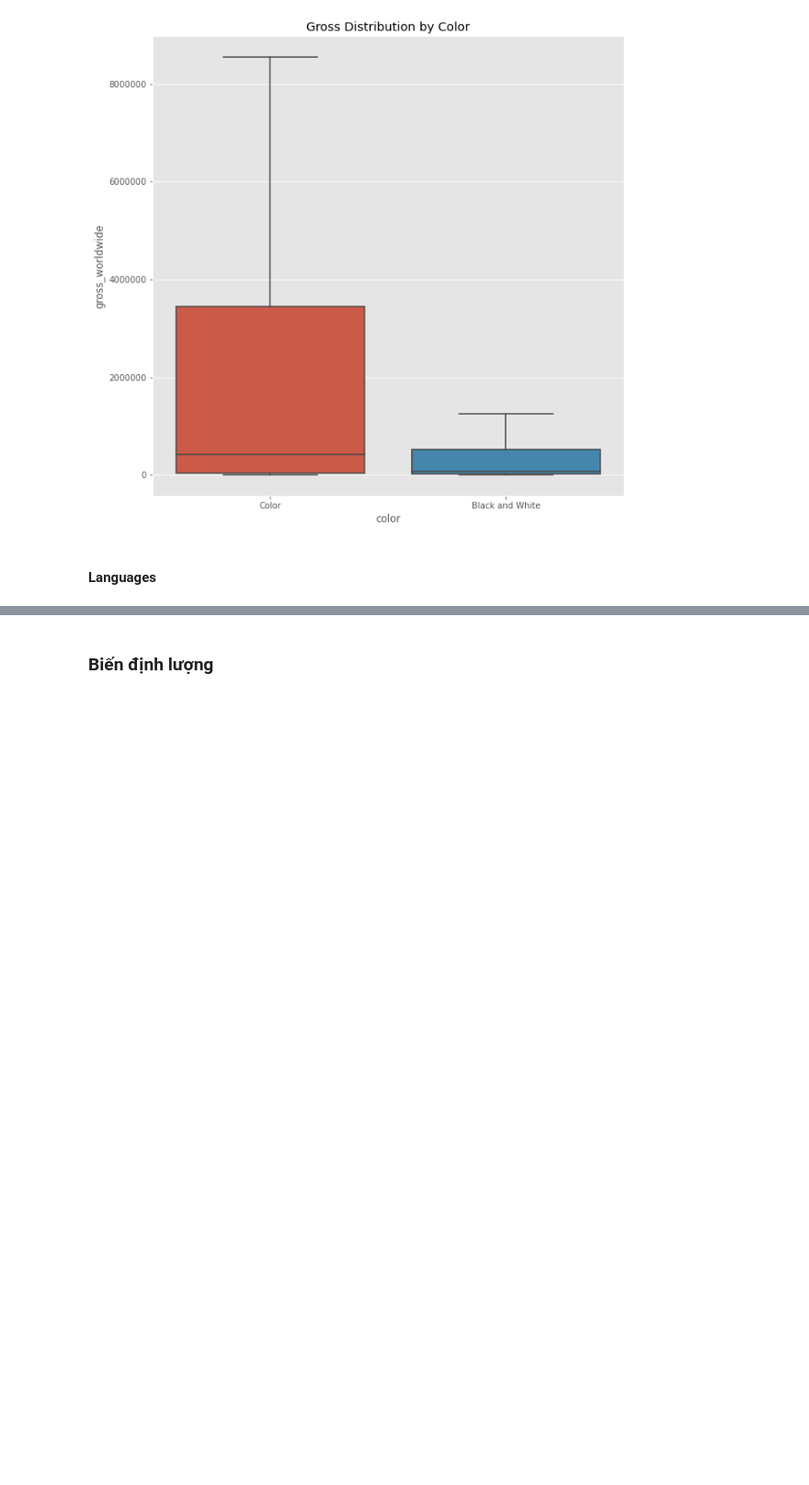
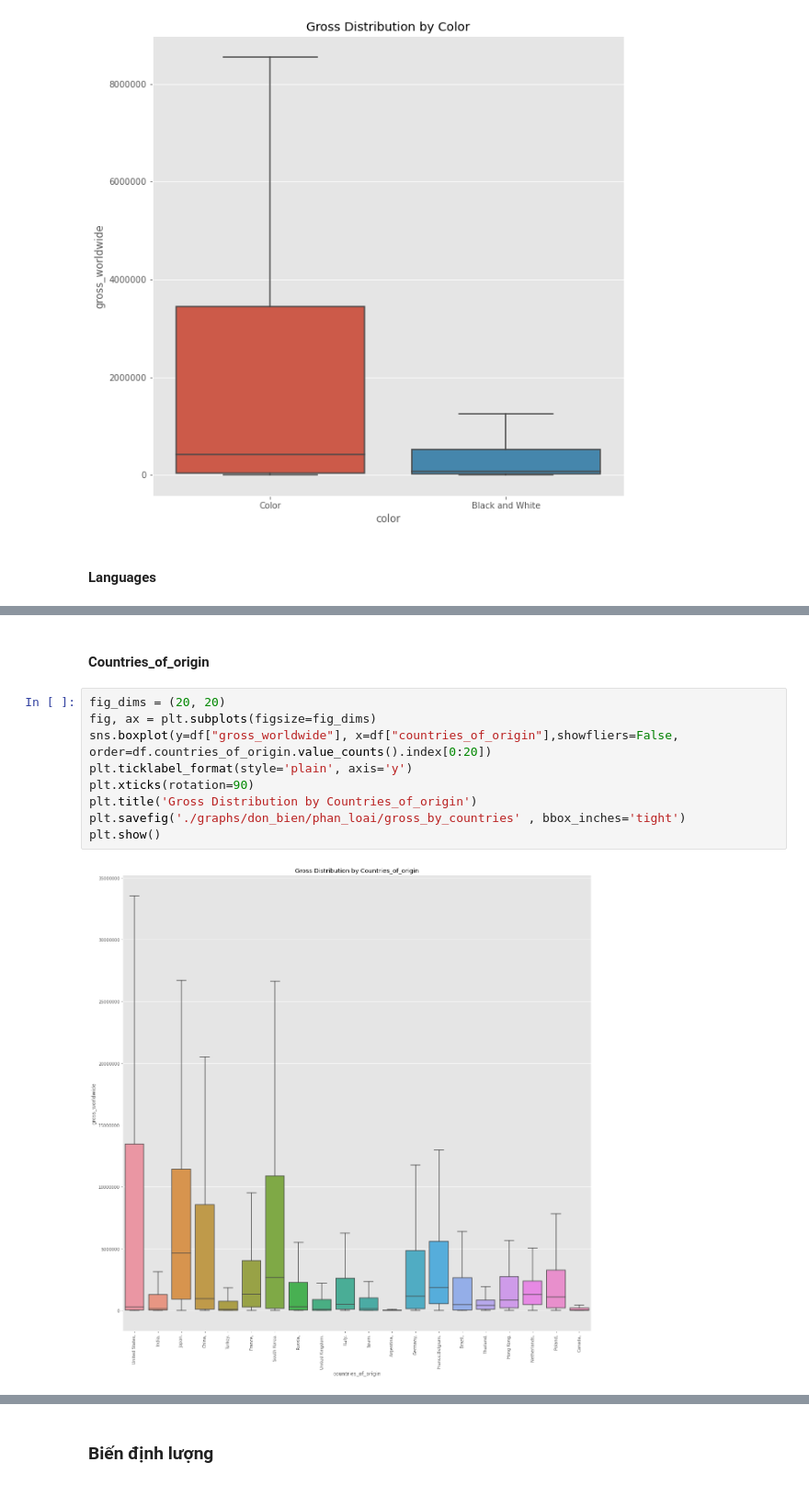
Before and after one commit to icyj1003/imdb-movies-gross, a Jupyter notebook: eda - final.ipynb, the cells around one changed output, grey strips where cells are left out. Shown at 92% size. Drawn from its saved outputs; the diff is of its cells as text; blank space fills up the shorter version.

```diff
--- a/eda - final.ipynb
+++ b/eda - final.ipynb
@@ -269,0 +273,13 @@ plt.show()
+# %% [markdown]
+#### Countries_of_origin
+# %%
+fig_dims = (20, 20)
+fig, ax = plt.subplots(figsize=fig_dims)
+sns.boxplot(y=df["gross_worldwide"], x=df["countries_of_origin"],showfliers=False, order=df.countries_of_origin.value_counts().index[0:20])
+plt.ticklabel_format(style='plain', axis='y')
+plt.xticks(rotation=90)
+plt.title('Gross Distribution by Countries_of_origin')
+plt.savefig('./graphs/don_bien/phan_loai/gross_by_countries' , bbox_inches='tight')
+plt.show()
+# %% [output]
+[figure, added]
```
Also changed, not shown: parts of 19 cells of this notebook, 22 other files.
